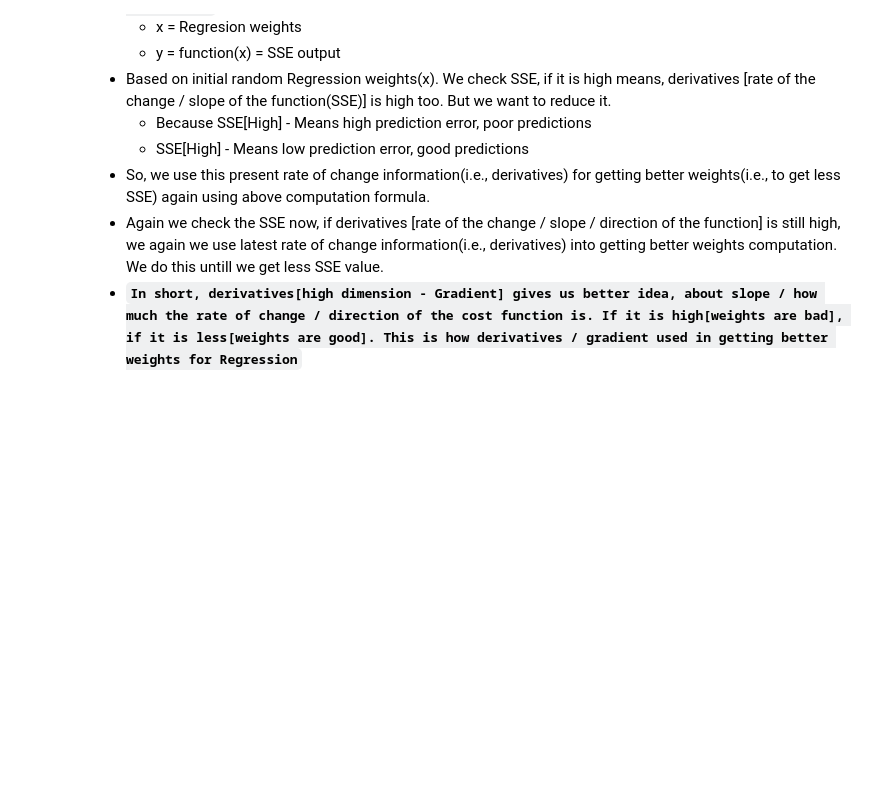
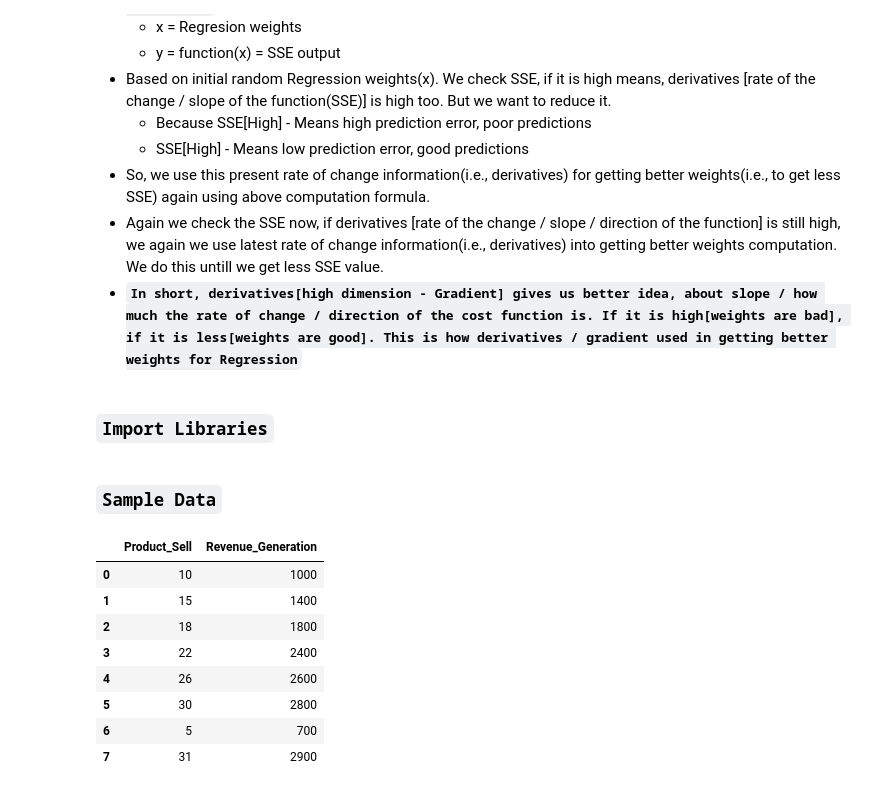
Before and after one commit to RakeshG1/Regression, a Jupyter notebook: Simple_Linear_Regression[Gradient_Descent].ipynb, the cells around one changed output. Cells and saved outputs as stored; diff of their text form; code cells hidden in the pictures; blank space fills up the shorter version.

```diff
--- a/Simple_Linear_Regression[Gradient_Descent].ipynb
+++ b/Simple_Linear_Regression[Gradient_Descent].ipynb
@@ -49,3 +48,5 @@
   - So, we use this present rate of change information(i.e., derivatives) for getting better weights(i.e., to get less SSE) again using above computation formula.
   - Again we check the SSE now, if derivatives [rate of the change / slope / direction of the function] is still high, we again we use latest rate of change information(i.e., derivatives) into getting better weights computation. We do this untill we get less SSE value.
   - **`In short, derivatives[high dimension - Gradient] gives us better idea, about slope / how much the rate of change / direction of the cost function is. If it is high[weights are bad], if it is less[weights are good]. This is how derivatives / gradient used in getting better weights for Regression`**
+# %% [markdown]
+### `Import Libraries`
@@ -51,0 +65,27 @@
+# %% [markdown]
+### `Sample Data`
+# %%
+companya_sales_data = """
+Product_Sell,Revenue_Generation
+10,1000
+15,1400
+18,1800
+22,2400
+26,2600
+30,2800
+5,700
+31,2900
+"""
+
+df = pd.read_table(StringIO(companya_sales_data), sep=",")
+display(HTML(df.to_html()))
+# %% [output]
+|  | Product_Sell | Revenue_Generation |
+| 0 | 10 | 1000 |
+| 1 | 15 | 1400 |
+| 2 | 18 | 1800 |
+| 3 | 22 | 2400 |
+| 4 | 26 | 2600 |
+| 5 | 30 | 2800 |
+| 6 | 5 | 700 |
+| 7 | 31 | 2900 |
```
Also changed, not shown: parts of 10 cells of this notebook.
